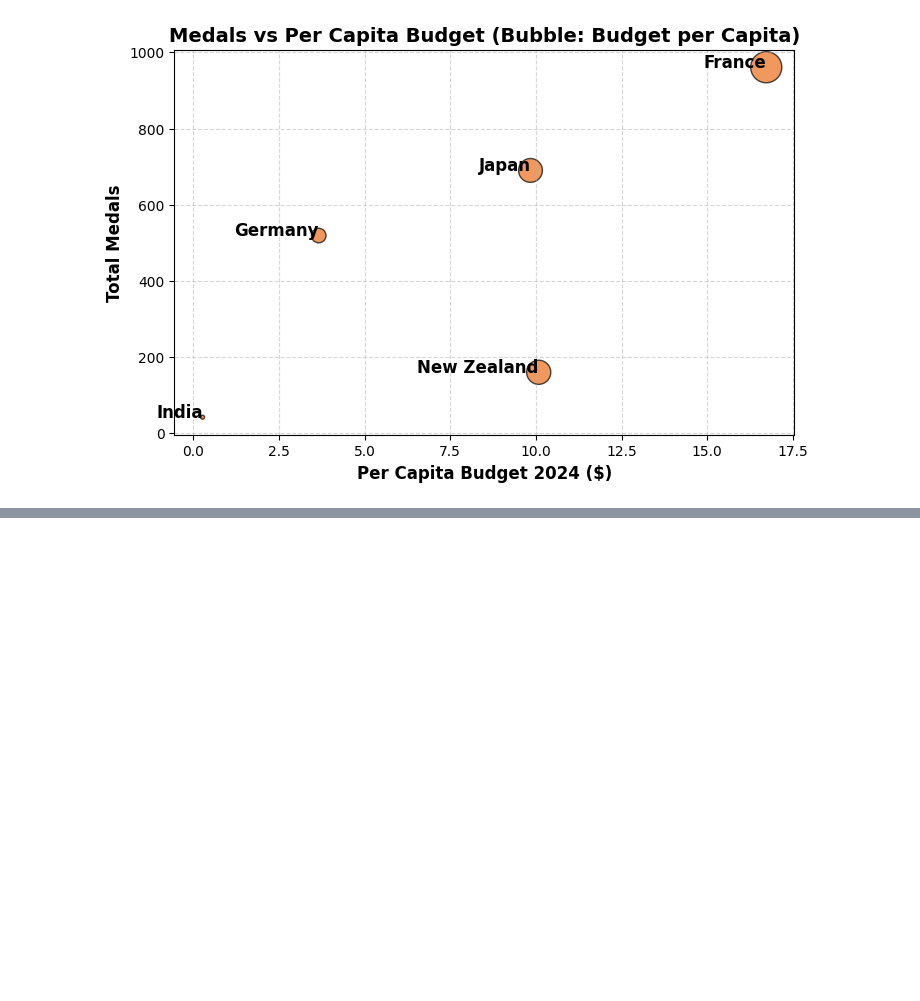
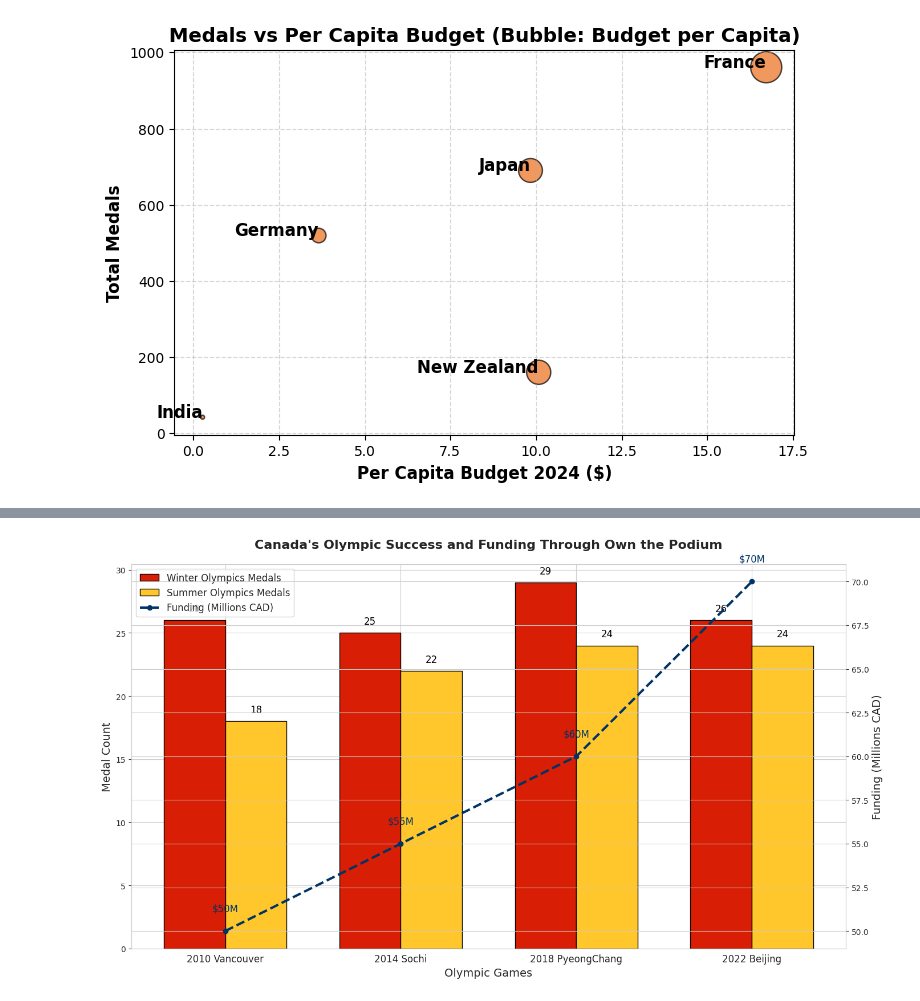
Before and after one commit to ahmad-raza-4/MedShieldFL, a Jupyter notebook: testing.ipynb, the cells around one changed output, grey strips where cells are left out. Cells and saved outputs as stored; diff of their text form; code cells hidden in the pictures; blank space fills up the shorter version.

```diff
--- a/testing.ipynb
+++ b/testing.ipynb
@@ -127,0 +128,98 @@ Data successfully extracted and saved to training_results.xlsx
+# %%
+import matplotlib.pyplot as plt
+import seaborn as sns
+import numpy as np
+
+# ----- DATA & STYLE -----
+years = ['2010 Vancouver', '2014 Sochi', '2018 PyeongChang', '2022 Beijing']
+medals_winter = [26, 25, 29, 26]  # Winter Olympics medal counts
+medals_summer = [18, 22, 24, 24]  # Summer Olympics medal counts
+funding = [50, 55, 60, 70]        # Funding in millions of CAD
+
+sns.set_style("whitegrid")
+fig, ax1 = plt.subplots(figsize=(14, 8))
+
+# ----- BAR CHART (ax1) -----
+bar_width = 0.35
+x = np.arange(len(years))
+
+bars_winter = ax1.bar(x - bar_width/2,
+                      medals_winter,
+                      width=bar_width,
+                      label='Winter Olympics Medals',
+                      color='#D81E05',
+                      edgecolor='black',
+                      zorder=2)  # zorder to ensure bars are beneath text
+
+bars_summer = ax1.bar(x + bar_width/2,
+                      medals_summer,
+                      width=bar_width,
+                      label='Summer Olympics Medals',
+                      color='#FFC72C',
+                      edgecolor='black',
+                      zorder=2)
+
+ax1.set_xticks(x)
+ax1.set_xticklabels(years, fontsize=12)
+ax1.set_xlabel('Olympic Games', fontsize=14)
+ax1.set_ylabel('Medal Count', fontsize=14)
+
+# ----- SECONDARY AXIS FOR FUNDING (ax2) -----
+ax2 = ax1.twinx()
+line_funding, = ax2.plot(x,
+                         funding,
+                         marker='o',
+                         linestyle='--',
+                         color='#003366',
+                         label='Funding (Millions CAD)',
+                         linewidth=3,
+                         zorder=3)
+
+ax2.set_ylabel('Funding (Millions CAD)', fontsize=14)
+
+# ----- TITLE -----
+plt.title("Canada's Olympic Success and Funding Through Own the Podium",
+          fontsize=16, fontweight='bold', pad=20)
+
+# ----- ANNOTATIONS FOR MEDALS (on ax1) -----
+for i, (w, s) in enumerate(zip(medals_winter, medals_summer)):
+    # Winter medals above red bar
+    ax1.text(i - bar_width/2,
+             w + 0.5,
+             str(w),
+             ha='center',
+             va='bottom',
+             fontsize=12,
+             color='black',
+             zorder=5)
+
+    # Summer medals above yellow bar
+    ax1.text(i + bar_width/2,
+             s + 0.5,
+             str(s),
+             ha='center',
+             va='bottom',
+             fontsize=12,
+             color='black',
+             zorder=5)
+
+# ----- ANNOTATIONS FOR FUNDING (on ax2) -----
+for i, f in enumerate(funding):
+    ax2.text(i,
+             f + 1,
+             f"${f}M",
+             ha='center',
+             va='bottom',
+             fontsize=12,
+             color='#003366',
+             zorder=5)
+
+# ----- LEGEND (combine handles from both axes) -----
+handles1, labels1 = ax1.get_legend_handles_labels()
+handles2, labels2 = ax2.get_legend_handles_labels()
+ax1.legend(handles1 + handles2, labels1 + labels2, loc='upper left', fontsize=12)
+
+plt.tight_layout()
+plt.show()
+# %% [output]
+[figure, added]
```
Also changed, not shown: parts of 2 cells of this notebook, 9 other files.
